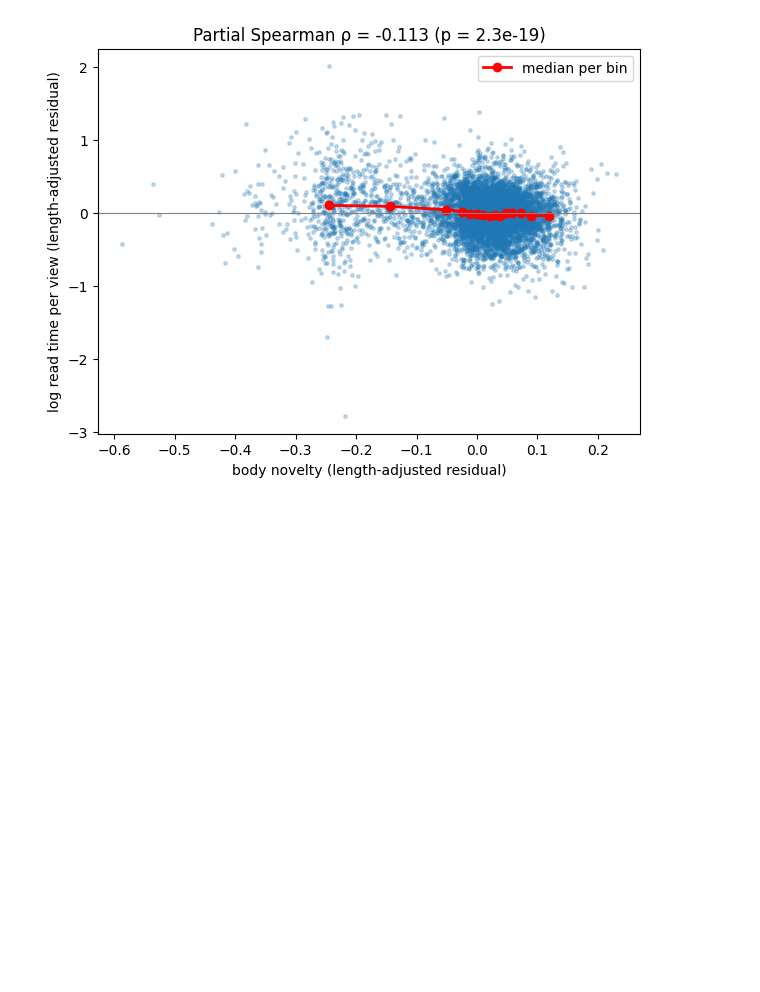
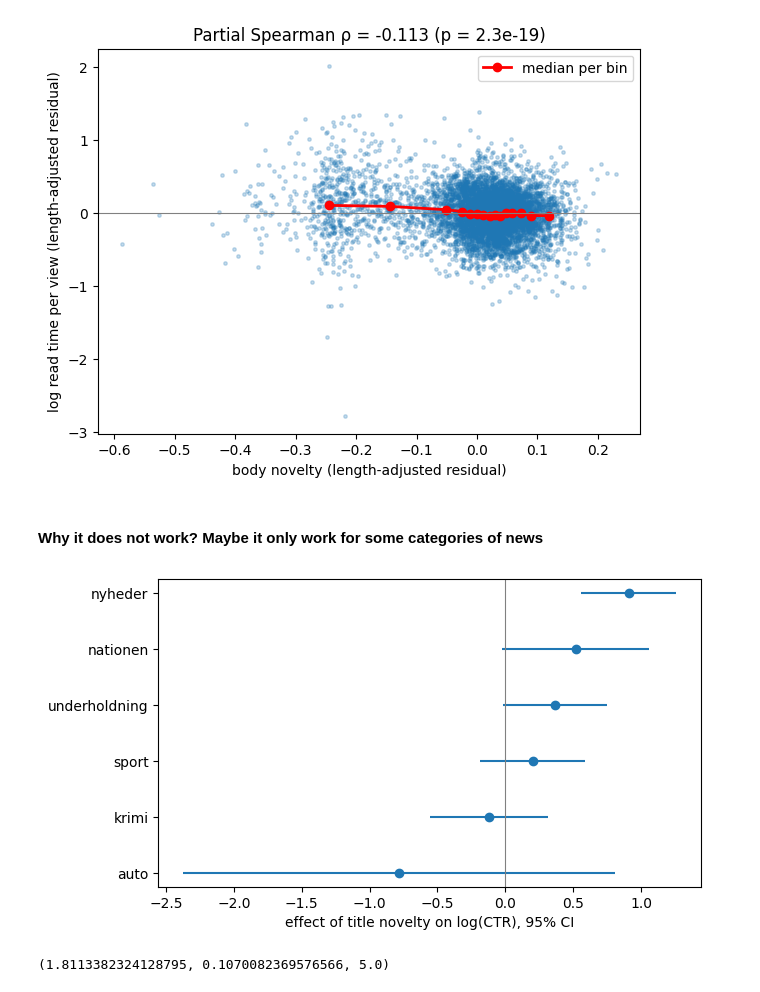
Before and after one commit to AlessiaSerra/Clickbait-Detection, a Jupyter notebook: NewsVisitsAnalysis.ipynb, the cells around one changed output. Saved outputs shown, nothing was run; the diff lists cells and outputs as text; code cells hidden in the pictures; blank space fills up the shorter version.

```diff
--- a/NewsVisitsAnalysis.ipynb
+++ b/NewsVisitsAnalysis.ipynb
@@ -367,0 +390,28 @@ plt.show()
+# %% [markdown]
+#### Why it does not work? Maybe it only work for some categories of news
+# %%
+big = df["category_str"].value_counts()
+big = big[big >= 200].index
+d = df[df["category_str"].isin(big)]
+
+# per-category effect with confidence intervals
+rows = []
+for cat, g in d.groupby("category_str"):
+    m = smf.ols("np.log(ctr) ~ novelty_title + np.log(title_len) + np.log(env_chars)", data=g).fit(cov_type="HC3")
+    lo, hi = m.conf_int().loc["novelty_title"]
+    rows.append({"category": cat, "n": len(g), "coef": m.params["novelty_title"], "lo": lo, "hi": hi})
+per_cat = pd.DataFrame(rows).sort_values("coef")
+
+fig, ax = plt.subplots(figsize=(7, 4))
+ax.errorbar(per_cat["coef"], per_cat["category"], xerr=[per_cat["coef"] - per_cat["lo"], per_cat["hi"] - per_cat["coef"]], fmt="o")
+ax.axvline(0, color="gray", lw=0.8)
+ax.set_xlabel("effect of title novelty on log(CTR), 95% CI")
+plt.show()
+
+# formal heterogeneity test: does the effect differ across categories?
+m0 = smf.ols("np.log(ctr) ~ novelty_title + np.log(title_len) + np.log(env_chars) + C(category_str)", data=d).fit()
+m1 = smf.ols("np.log(ctr) ~ novelty_title * C(category_str) + np.log(title_len) + np.log(env_chars)", data=d).fit()
+print(m1.compare_f_test(m0))   # (F, p, df): small p = effect really varies by category
+# %% [output]
+[figure, added]
+(1.8113382324128795, 0.1070082369576566, 5.0)
```
Also changed, not shown: parts of 40 cells of this notebook, 1 other file.
